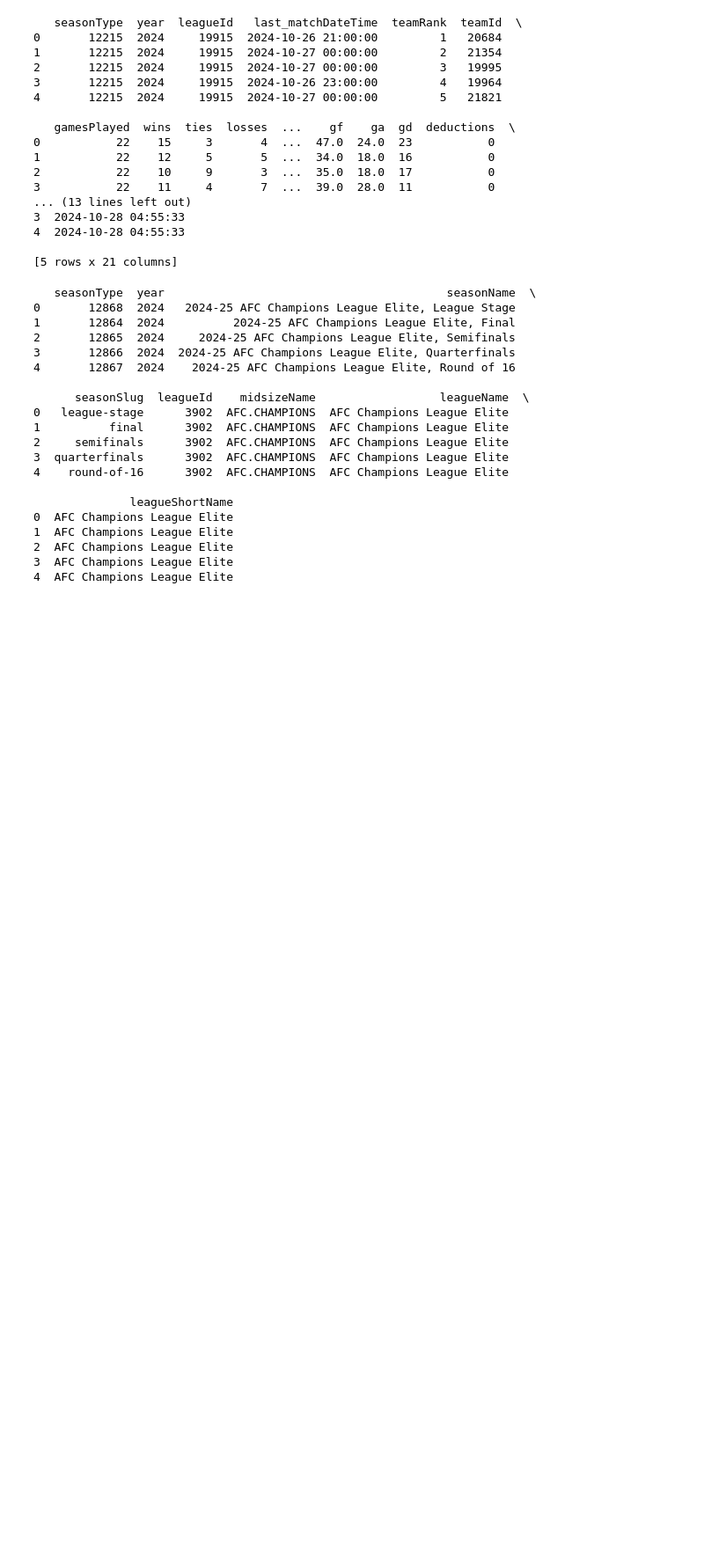
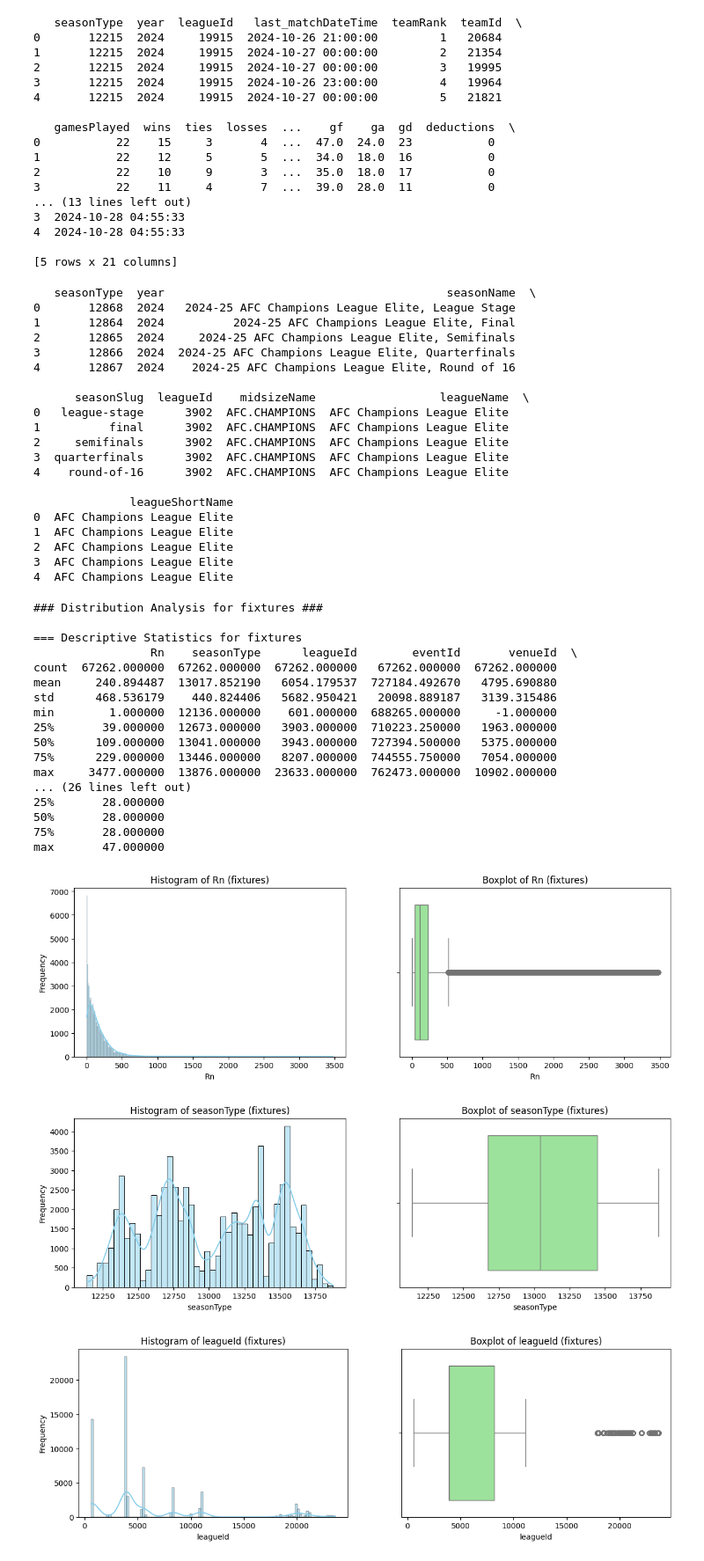
Before and after one commit to Ashwynkumar16/Football-Score-Predictor, a Jupyter notebook: MainNB.ipynb, the cells around one changed output. Shown at 88% size. Cells and saved outputs as stored; diff of their text form; code cells hidden in the pictures; blank space fills up the shorter version.

Commit message:
Exploratory ANalysis of Fixtures

```diff
--- a/MainNB.ipynb
+++ b/MainNB.ipynb
@@ -138,3 +138,60 @@ print(leagues.head())
 2  AFC Champions League Elite
 3  AFC Champions League Elite
 4  AFC Champions League Elite
+# %%
+#EXPLORATORY ANALYSIS
+
+def explore_distributions(df, df_name):
+    #Select numeric columns
+    numeric_cols=df.select_dtypes(include=['number']).columns.tolist() #Extracts all column names in the DataFrame that contain numeric data types (integers or floats) and stores them in a list.
+    if not numeric_cols:        #Checks if the list of numeric columns is empty. If there are no numeric columns, it skips the analysis.
+        print(f"No numeric collumns in {df_name}")
+        return
+
+    print(f"\n=== Descriptive Statistics for {df_name}")
+    print(df[numeric_cols].describe())      #Provides summary stats
+
+    #Iterate over each Numeric collum to display plots
+    for col in numeric_cols:
+        fig,axs= plt.subplots(1,2,figsize=(14,4)) #subplots allow plotting of multiple charts in one |
+        #plt.subplots and plt.subplot is diff | plt.subplot plots one-by-one and subplots does it all at once
+
+        #Histogram with density estimation
+        sns.histplot(df[col].dropna(),kde=True, ax=axs[0],color='skyblue') #dropna stands for drop Not a Number and it removes any missing or empty values
+        axs[0].set_title(f"Histogram of {col} ({df_name})")
+        axs[0].set_xlabel(col)
+        axs[0].set_ylabel("Frequency")
+
+        #Box Plot
+        sns.boxplot(x=df[col].dropna(),ax=axs[1],color='lightgreen')
+        axs[1].set_title(f"Boxplot of {col} ({df_name})")
+        axs[1].set_xlabel(col)
+
+        plt.tight_layout    #Adjusts subplot layout so that plots don't overlap or appear too tight.
+        plt.show()
+# %%
+name="fixtures"
+
+print(f'\n\n### Distribution Analysis for {name} ###')
+explore_distributions(fixtures, name)
+# %% [output]
+### Distribution Analysis for fixtures ###
+
+=== Descriptive Statistics for fixtures
+                 Rn    seasonType      leagueId        eventId       venueId  \
+count  67262.000000  67262.000000  67262.000000   67262.000000  67262.000000
+mean     240.894487  13017.852190   6054.179537  727184.492670   4795.690880
+std      468.536179    440.824406   5682.950421   20098.889187   3139.315486
+min        1.000000  12136.000000    601.000000  688265.000000     -1.000000
+25%       39.000000  12673.000000   3903.000000  710223.250000   1963.000000
+50%      109.000000  13041.000000   3943.000000  727394.500000   5375.000000
+75%      229.000000  13446.000000   8207.000000  744555.750000   7054.000000
+max     3477.000000  13876.000000  23633.000000  762473.000000  10902.000000
+... (26 lines left out)
+25%       28.000000
+50%       28.000000
+75%       28.000000
+max       47.000000
+[figure, added]
+[figure, added]
+[figure, added]
```
Also changed, not shown: parts of 4 cells of this notebook.
